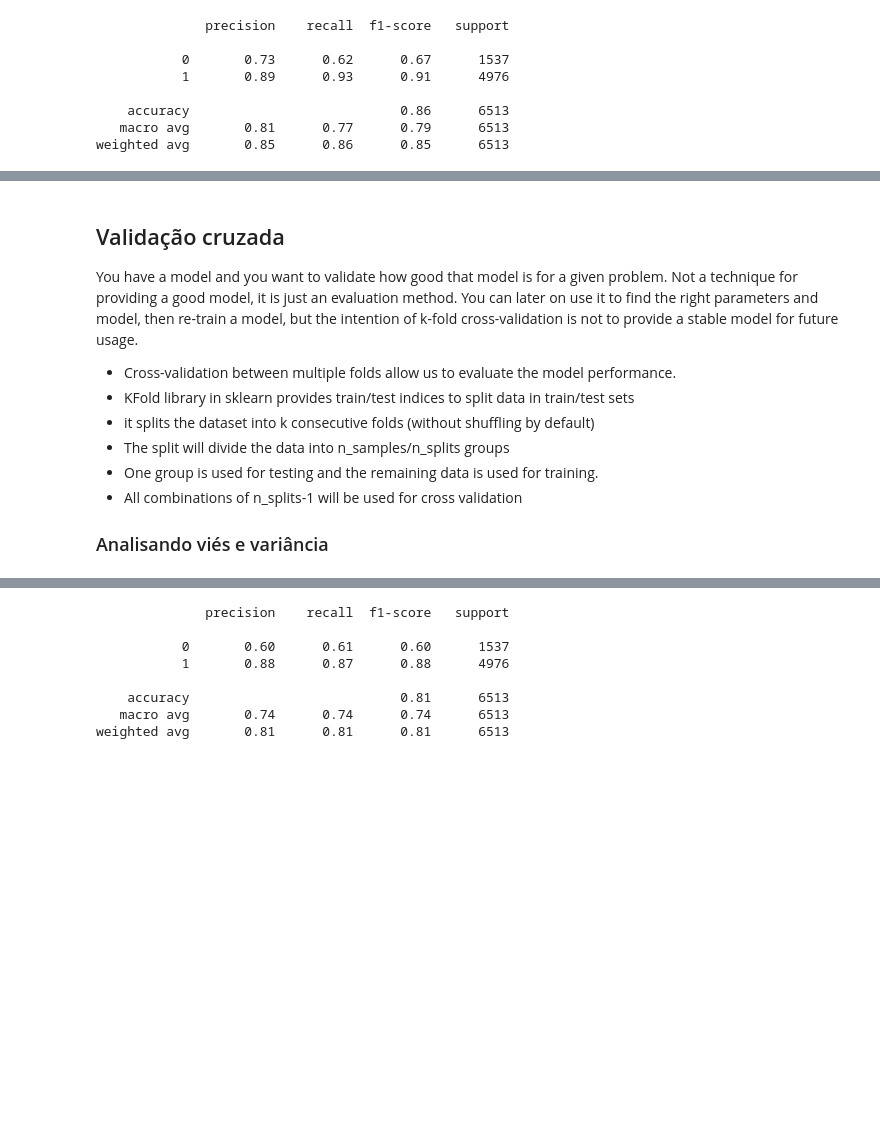
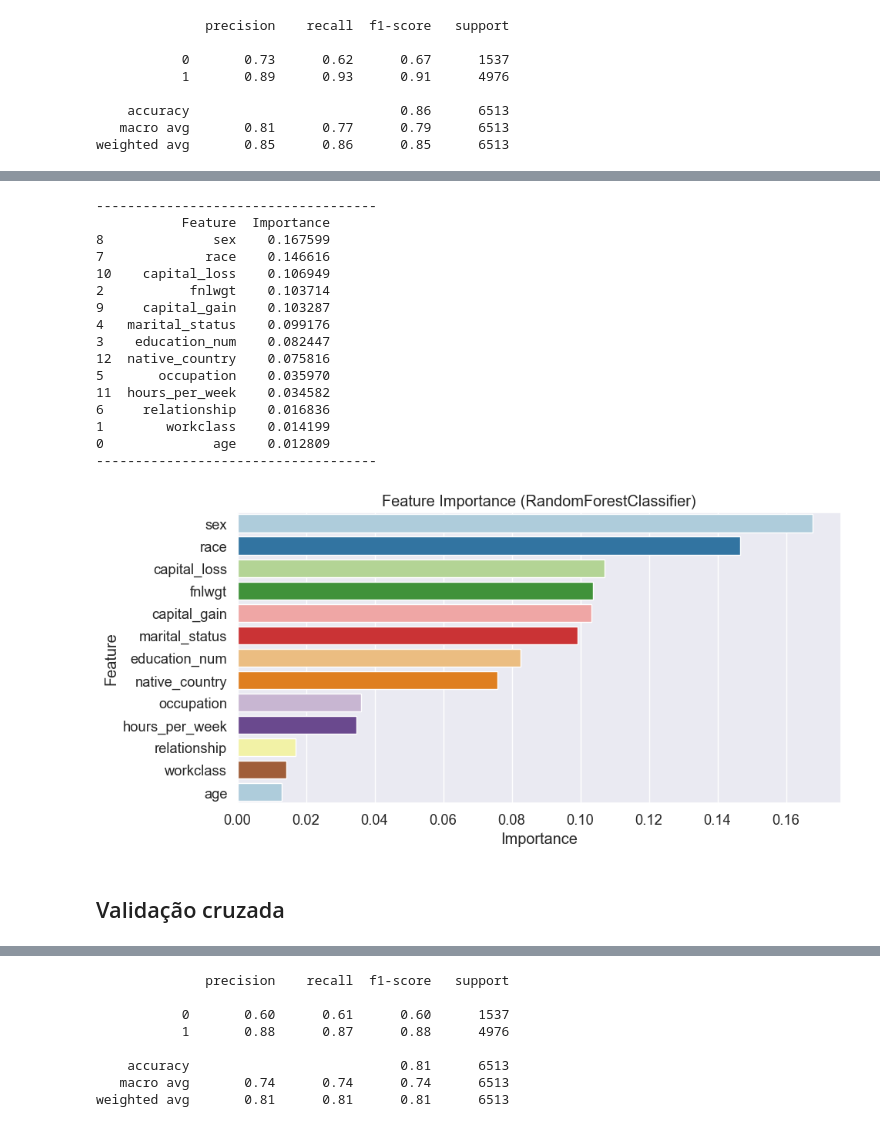
Before and after one commit to figredos/cis-trainee, a Jupyter notebook: 1-regressao_classificacao/notebooks/classificacao.ipynb, the cells around one changed output, grey strips where cells are left out. Cells and saved outputs as stored; diff of their text form; code cells hidden in the pictures; blank space fills up the shorter version.

```diff
--- a/1-regressao_classificacao/notebooks/classificacao.ipynb
+++ b/1-regressao_classificacao/notebooks/classificacao.ipynb
@@ -526,15 +568,44 @@ weighted avg       0.85      0.86      0.85      6513
+# %%
+# Obtendo feature importance para DecisionTreeClassifier
+model_obj = rf_model.named_steps['model']
+
+importance_df = pd.DataFrame(
+    {
+        'Feature': X_train.columns,
+        'Importance': model_obj.feature_importances_,
+    }
+).sort_values(by='Importance', ascending=False)
+
+# Dataframe de importância de features
+print('-' * 36, importance_df, '-' * 36, sep='\n')
+
+# Plot da importância das features
+plt.figure(figsize=(10, 5))
+sns.barplot(
+    data=importance_df, x='Importance', y='Feature', hue='Feature', palette='Paired'
+)
+plt.title(f'Feature Importance ({type(model_obj).__name__})')
+plt.tight_layout()
+plt.show()
+# %% [output]
+------------------------------------
+           Feature  Importance
+8              sex    0.167599
+7             race    0.146616
+10    capital_loss    0.106949
+2           fnlwgt    0.103714
+9     capital_gain    0.103287
+4   marital_status    0.099176
+3    education_num    0.082447
+12  native_country    0.075816
+5       occupation    0.035970
+11  hours_per_week    0.034582
+6     relationship    0.016836
+1        workclass    0.014199
+0              age    0.012809
+------------------------------------
+[figure, added]
 # %% [markdown]
 ## Validação cruzada
-
-You have a model and you want to validate how good that model is for a given problem. Not a technique for providing a good model, it is just an evaluation method. You can later on use it to find the right parameters and model, then re-train a model, but the intention of k-fold cross-validation is not to provide a stable model for future usage.
-
-- Cross-validation between multiple folds allow us to evaluate the model performance.
-- KFold library in sklearn provides train/test indices to split data in train/test sets
-- it splits the dataset into k consecutive folds (without shuffling by default)
-- The split will divide the data into n_samples/n_splits groups
-- One group is used for testing and the remaining data is used for training.
-- All combinations of n_splits-1 will be used for cross validation
-
-### Analisando viés e variância
 # %% [markdown]
 ### Hold-out
```
Also changed, not shown: parts of 34 cells of this notebook.
